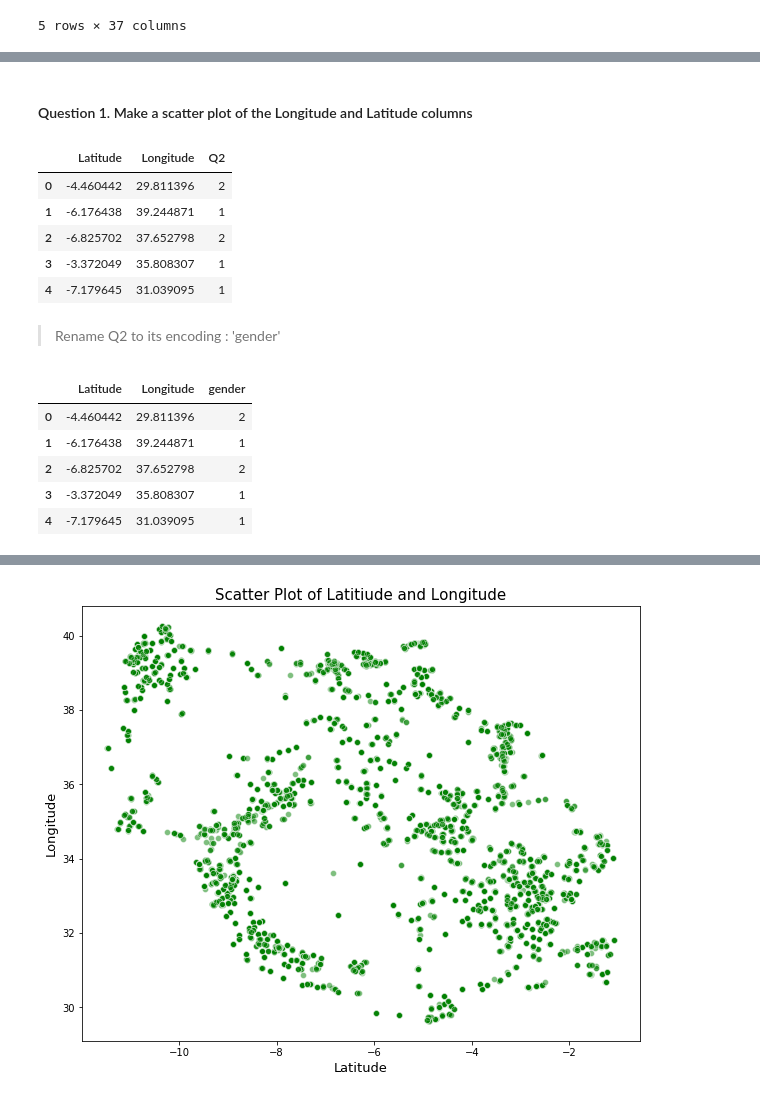
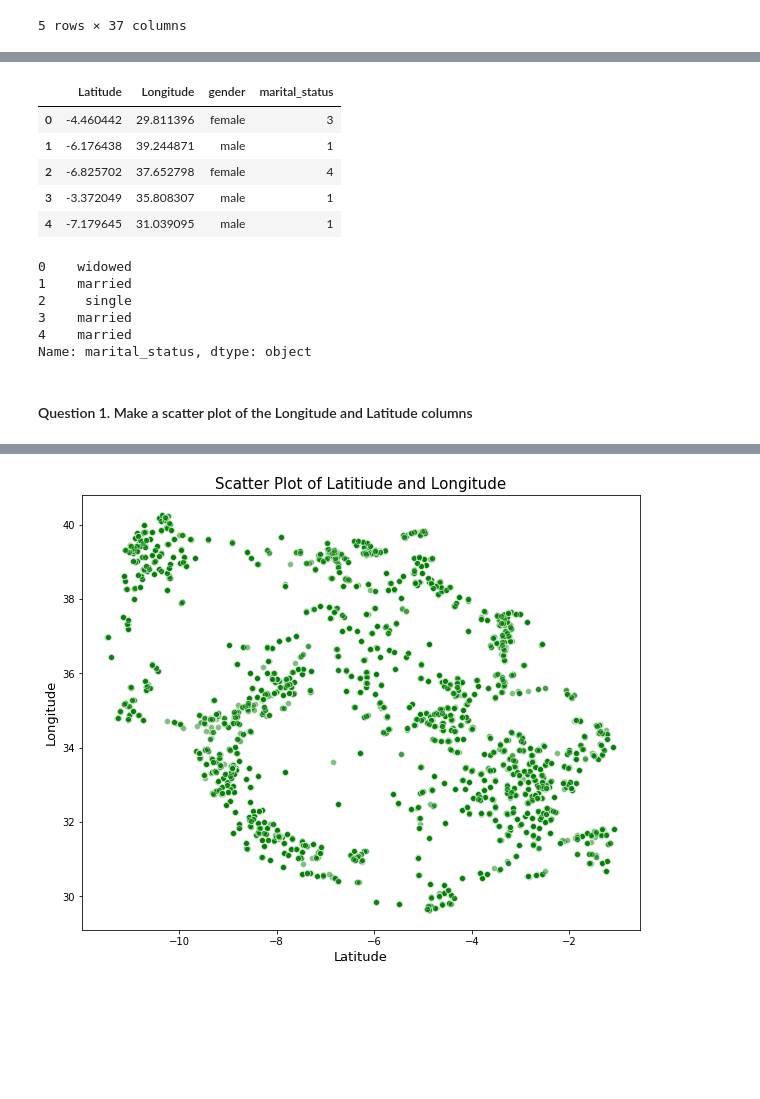
Before and after one commit to Patrick5455/10Academy-DataScience-Internship, a Jupyter notebook: pre-assessment/projects/project_5/Seaborn Task.ipynb, the cells around one changed output, grey strips where cells are left out. Cells and saved outputs as stored; diff of their text form; code cells hidden in the pictures; blank space fills up the shorter version.

```diff
--- a/pre-assessment/projects/project_5/Seaborn Task.ipynb
+++ b/pre-assessment/projects/project_5/Seaborn Task.ipynb
@@ -21,0 +50,17 @@ task_df.head()
+# %%
+def gender_rename(x):
+    if x == 1:
+        x='male'
+    elif x==2:
+        x='female'
+    return x
+# %%
+location_df.gender = location_df.gender.apply(lambda x: gender_rename(x))
+location_df.head()
+# %% [output]
+|  | Latitude | Longitude | gender | marital_status |
+| 0 | -4.460442 | 29.811396 | female | 3 |
+| 1 | -6.176438 | 39.244871 | male | 1 |
+| 2 | -6.825702 | 37.652798 | female | 4 |
+| 3 | -3.372049 | 35.808307 | male | 1 |
+| 4 | -7.179645 | 31.039095 | male | 1 |
@@ -22,24 +78,12 @@ task_df.head()
+# %%
+location_df.marital_status = location_df.marital_status.apply(lambda x: marital_rename(x))
+location_df.marital_status.head()
+# %% [output]
+0    widowed
+1    married
+2     single
+3    married
+4    married
+Name: marital_status, dtype: object
 # %% [markdown]
 #### Question 1. Make a scatter plot of the Longitude and Latitude columns
-# %%
-location_df = task_df[['Latitude', 'Longitude','Q2']]
-location_df.head()
-# %% [output]
-|  | Latitude | Longitude | Q2 |
-| 0 | -4.460442 | 29.811396 | 2 |
-| 1 | -6.176438 | 39.244871 | 1 |
-| 2 | -6.825702 | 37.652798 | 2 |
-| 3 | -3.372049 | 35.808307 | 1 |
-| 4 | -7.179645 | 31.039095 | 1 |
-# %% [markdown]
-> Rename Q2 to its encoding : 'gender'
-# %%
-location_df = location_df.rename(columns={'Q2':'gender'})
-location_df.head()
-# %% [output]
-|  | Latitude | Longitude | gender |
-| 0 | -4.460442 | 29.811396 | 2 |
-| 1 | -6.176438 | 39.244871 | 1 |
-| 2 | -6.825702 | 37.652798 | 2 |
-| 3 | -3.372049 | 35.808307 | 1 |
-| 4 | -7.179645 | 31.039095 | 1 |
```
Also changed, not shown: parts of 11 cells of this notebook, 1 other file.
